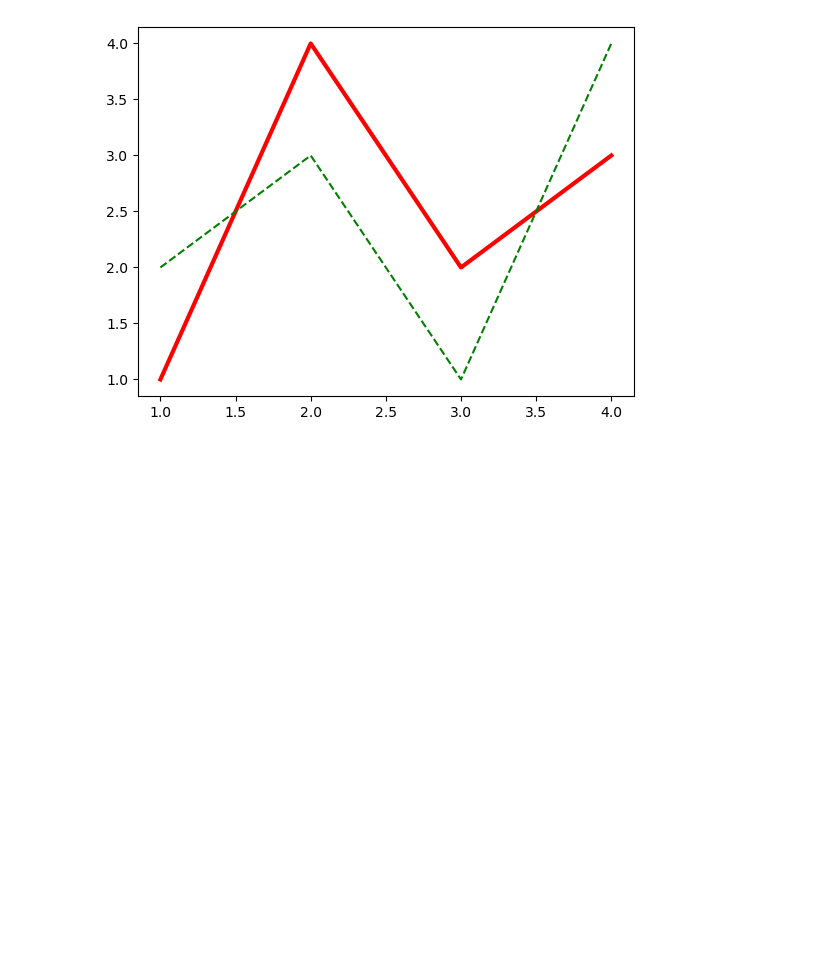
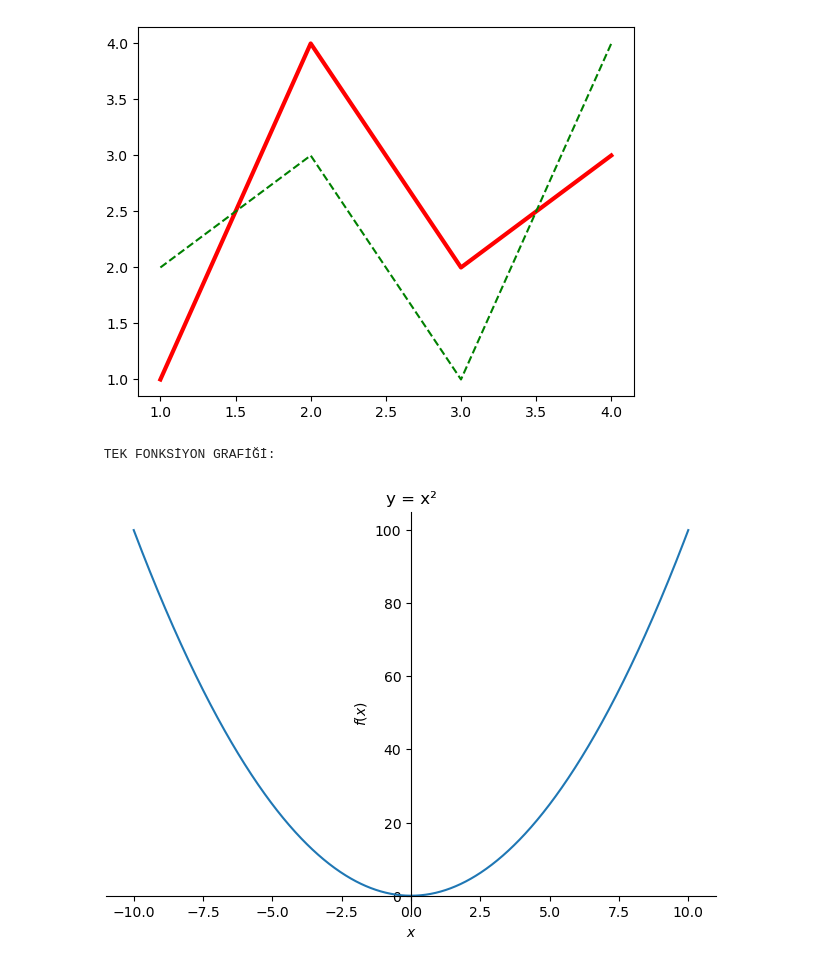
Before and after one commit to nailBestas/lispAi, a Jupyter notebook: 01_Python_Mathematics_and_Statistics/2_Mathematics/4-Graphing_and_visualization.ipynb, the cells around one changed output. Cells and saved outputs as stored; diff of their text form; code cells hidden in the pictures; blank space fills up the shorter version.

```diff
--- a/01_Python_Mathematics_and_Statistics/2_Mathematics/4-Graphing_and_visualization.ipynb
+++ b/01_Python_Mathematics_and_Statistics/2_Mathematics/4-Graphing_and_visualization.ipynb
@@ -484,3 +483,18 @@ lines[1].set_linestyle('--')  # Kesikli çizgi
 plt.show()
 # %% [output]
 [figure]
+# %%
+# Plotting sympy modulu ile bir ornek yapalim
+from sympy import symbols, plot
+from sympy.plotting import plot3d
+
+x, y = symbols('x y')
+
+# 1. TEK FONKSİYON GRAFİĞİ
+print(" TEK FONKSİYON GRAFİĞİ:")
+p1 = plot(x**2, show=False) # show=False grafiği HEMEN göstermemek için kullanıyoruz
+p1.title = 'y = x²'
+p1.show()
+# %% [output]
+ TEK FONKSİYON GRAFİĞİ:
+[figure, added]
```
Also changed, not shown: parts of 2 cells of this notebook.
